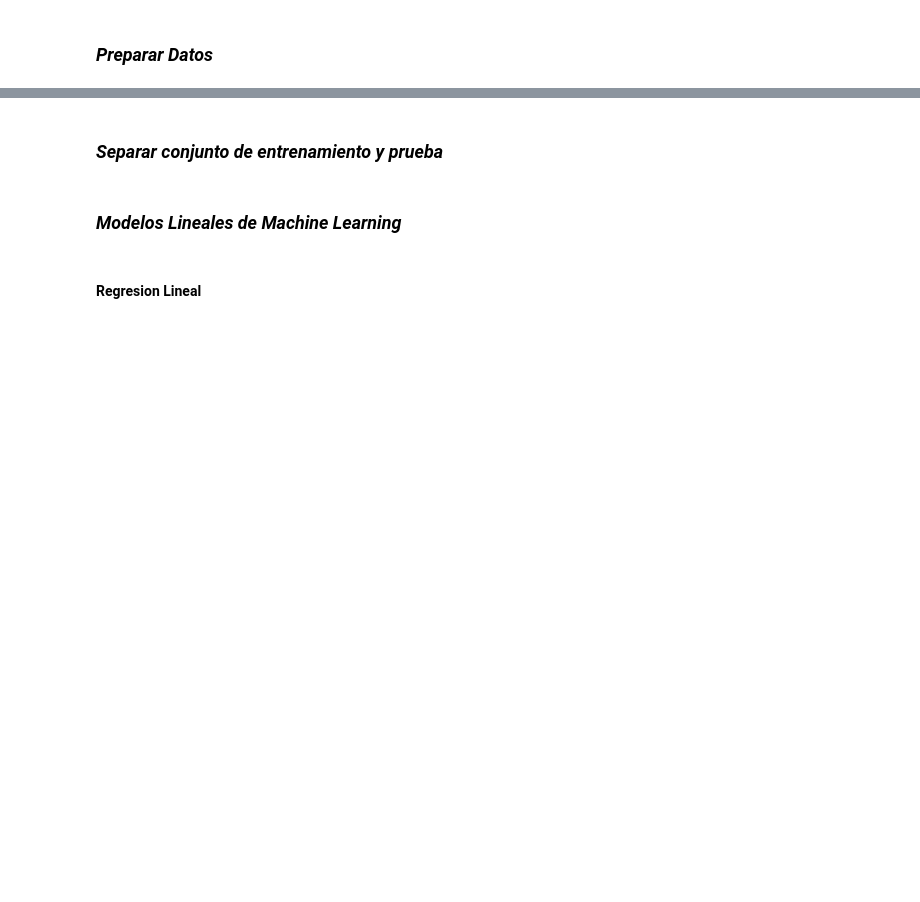
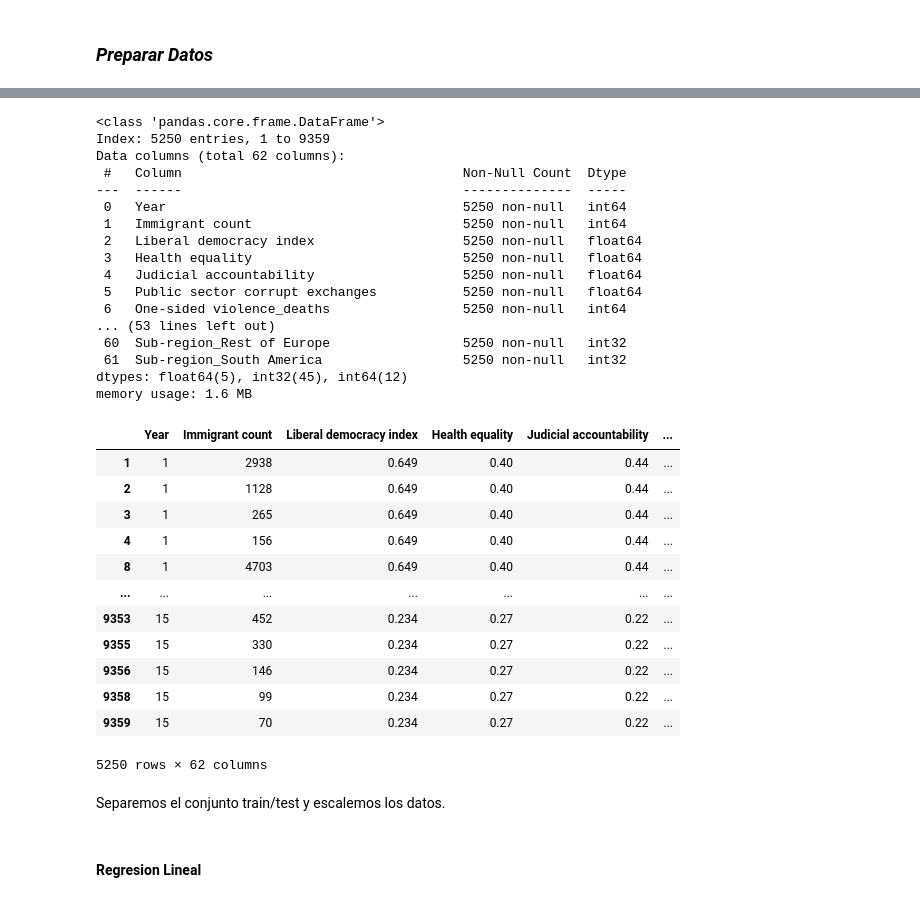
Before and after one commit to ERIDEZ/IFM_TMF, a Jupyter notebook: Notebooks y scripts/Etapa 4 - Machine Learning - Prediccion directa.ipynb, the cells around one changed output, grey strips where cells are left out. Saved outputs shown, nothing was run; the diff lists cells and outputs as text; code cells hidden in the pictures; blank space fills up the shorter version.

```diff
--- a/Notebooks y scripts/Etapa 4 - Machine Learning - Prediccion directa.ipynb
+++ b/Notebooks y scripts/Etapa 4 - Machine Learning - Prediccion directa.ipynb
@@ -178,2 +136,0 @@ memory usage: 2.8 MB
-# %% [markdown]
-### *Separar conjunto de entrenamiento y prueba*
@@ -198,5 +137,53 @@ X2_test = scaler.fit_transform(X2_test) # # escalar los datos de prueba
-# %% [markdown]
-### *Modelos Lineales de Machine Learning*
+# %%
+# hacer copia del df removiendo Senegal que presenta datos nulos para tasa de homicidios
+df_nonull = df_nogrupos[df_nogrupos['Nationality code'] != 'SEN'].copy()
+
+# Transformar Year a variable ordinal de 1 (2008) a 15 (2022)
+df_nonull['Year'] = df_nonull['Year'] - 2007
+
+# Generar variables dummies a partir de nuestras variables categóricas "object" (no ordinales)
+df_nonull = pd.get_dummies(df_nonull)
+
+# Convertir las variables dummies booleanas en "int"
+col_bool = df_nonull.select_dtypes(include = ['bool']).columns
+df_nonull[col_bool] = df_nonull[col_bool].astype(int)
+
+# Verificar cambio
+df_nonull.info()
+df_nonull
+# %% [output]
+<class 'pandas.core.frame.DataFrame'>
+Index: 5250 entries, 1 to 9359
+Data columns (total 62 columns):
+ #   Column                                    Non-Null Count  Dtype
+---  ------                                    --------------  -----
+ 0   Year                                      5250 non-null   int64
+ 1   Immigrant count                           5250 non-null   int64
+ 2   Liberal democracy index                   5250 non-null   float64
+ 3   Health equality                           5250 non-null   float64
+ 4   Judicial accountability                   5250 non-null   float64
+ 5   Public sector corrupt exchanges           5250 non-null   float64
+ 6   One-sided violence_deaths                 5250 non-null   int64
+... (53 lines left out)
+ 60  Sub-region_Rest of Europe                 5250 non-null   int32
+ 61  Sub-region_South America                  5250 non-null   int32
+dtypes: float64(5), int32(45), int64(12)
+memory usage: 1.6 MB
+|  | Year | Immigrant count | Liberal democracy index | Health equality | Judicial accountability | ... |
+| 1 | 1 | 2938 | 0.649 | 0.40 | 0.44 | ... |
+| 2 | 1 | 1128 | 0.649 | 0.40 | 0.44 | ... |
+| 3 | 1 | 265 | 0.649 | 0.40 | 0.44 | ... |
+| 4 | 1 | 156 | 0.649 | 0.40 | 0.44 | ... |
+| 8 | 1 | 4703 | 0.649 | 0.40 | 0.44 | ... |
+| ... | ... | ... | ... | ... | ... | ... |
+| 9353 | 15 | 452 | 0.234 | 0.27 | 0.22 | ... |
+| 9355 | 15 | 330 | 0.234 | 0.27 | 0.22 | ... |
+| 9356 | 15 | 146 | 0.234 | 0.27 | 0.22 | ... |
+| 9358 | 15 | 99 | 0.234 | 0.27 | 0.22 | ... |
+| 9359 | 15 | 70 | 0.234 | 0.27 | 0.22 | ... |
+5250 rows × 62 columns
+# %% [markdown]
+Separemos el conjunto train/test y escalemos los datos.
 # %%
 # Separar variables input y variable target "Immigrant count" de df_null (dataframe sin atos nulos)
 X = df_nonull.drop("Immigrant count", axis = 1) # variables predictoras
```
Also changed, not shown: parts of 56 cells of this notebook, 22 other files.
